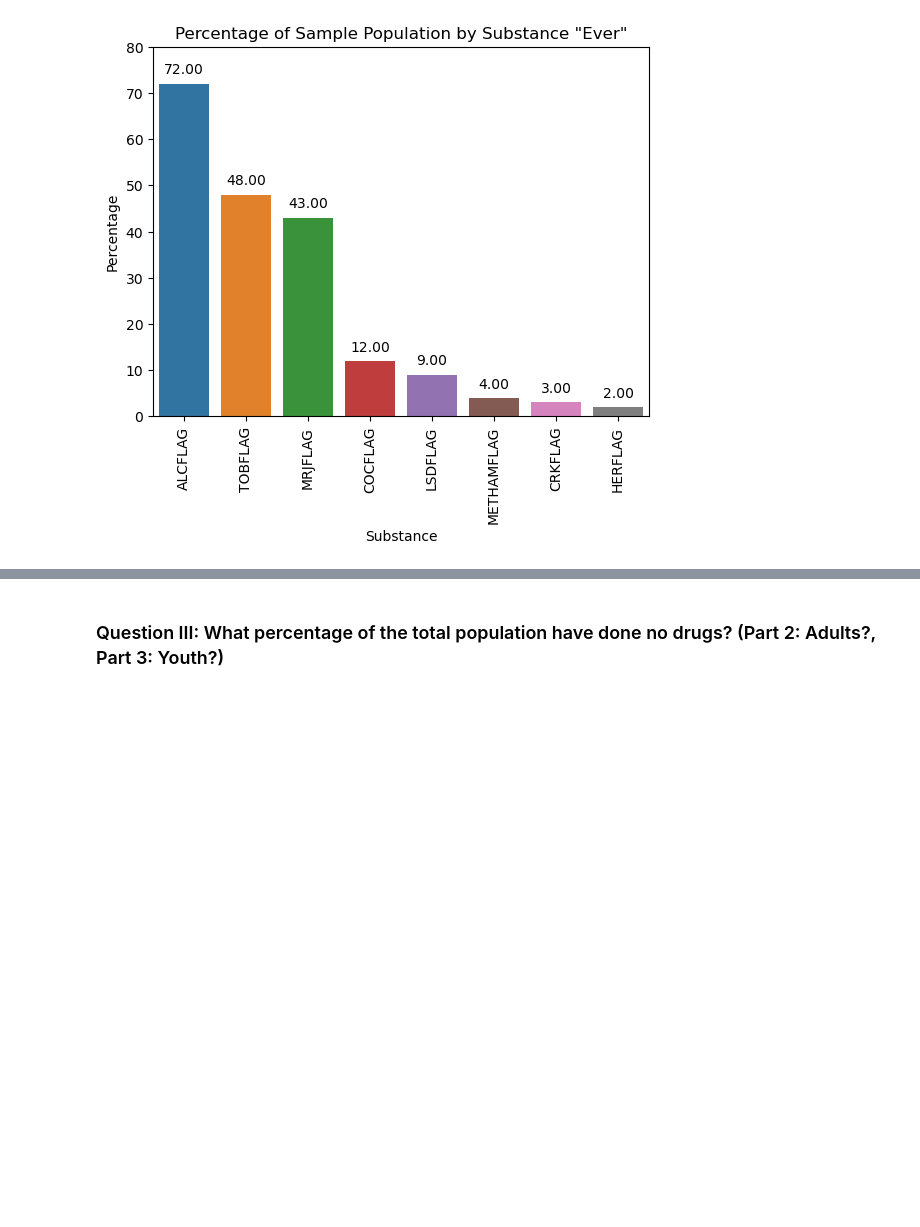
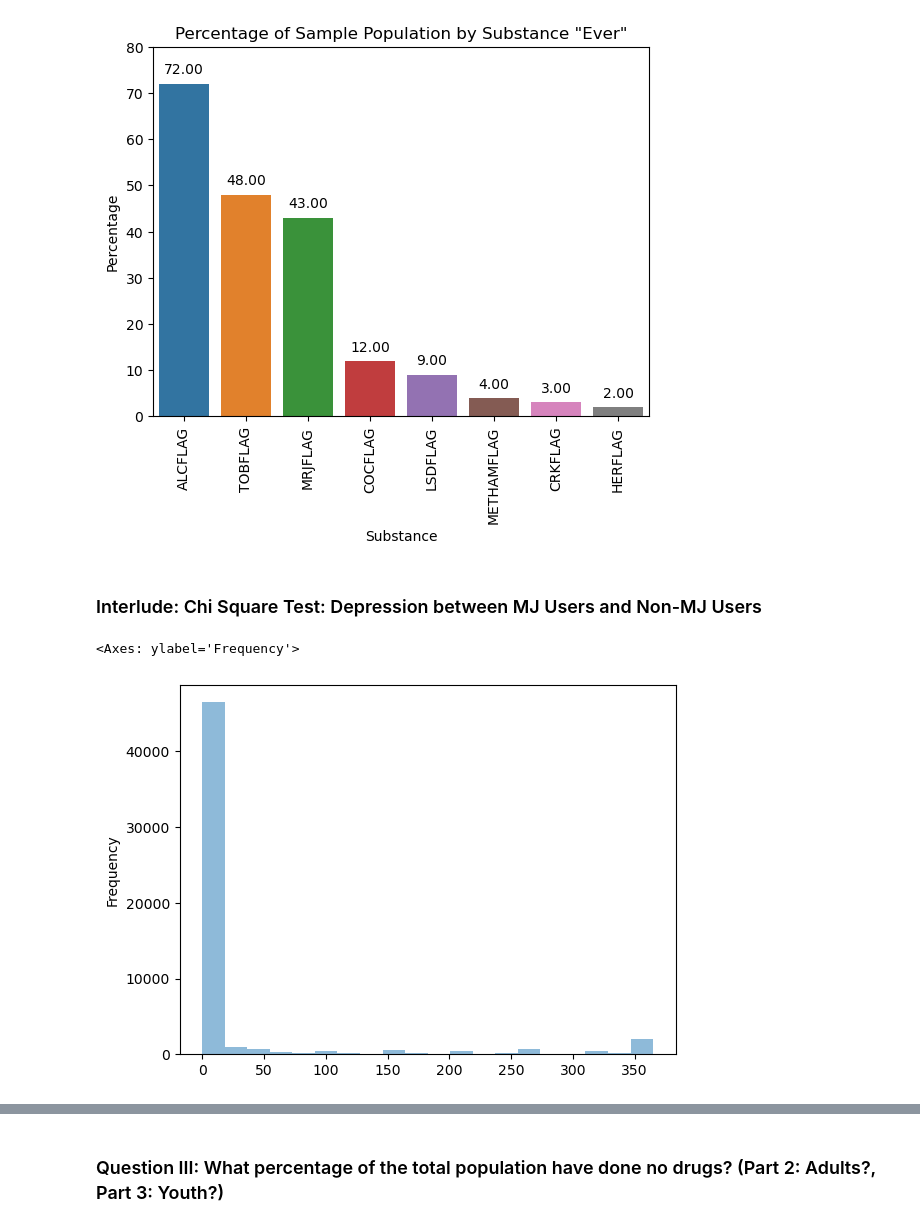
Before and after one commit to melissaprax/substance-use-mental-illness-analysis, a Jupyter notebook: eda_sub_dep.ipynb, the cells around one changed output, grey strips where cells are left out. Cells and saved outputs as stored; diff of their text form; code cells hidden in the pictures; blank space fills up the shorter version.

```diff
--- a/eda_sub_dep.ipynb
+++ b/eda_sub_dep.ipynb
@@ -158,3 +158,14 @@ plt.title('Percentage of Sample Population by Substance "Ever"', fontsize=12)s
 # %% [output]
 Text(0.5, 1.0, 'Percentage of Sample Population by Substance "Ever"')
 [figure]
+# %% [markdown]
+### Interlude: Chi Square Test: Depression between MJ Users and Non-MJ Users
+# %%
+# Use Days in a Year (MJ) and bin it(?)
+
+mjDays = df.MJYRTOT
+
+mjDays.plot.hist(bins=20, alpha=0.5)
+# %% [output]
+<Axes: ylabel='Frequency'>
+[figure, added]
```
Also changed, not shown: parts of 8 cells of this notebook.
